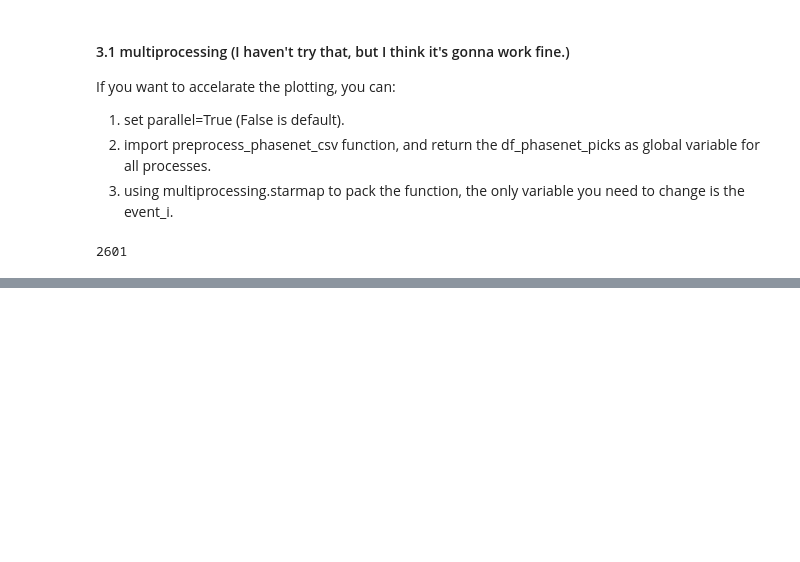
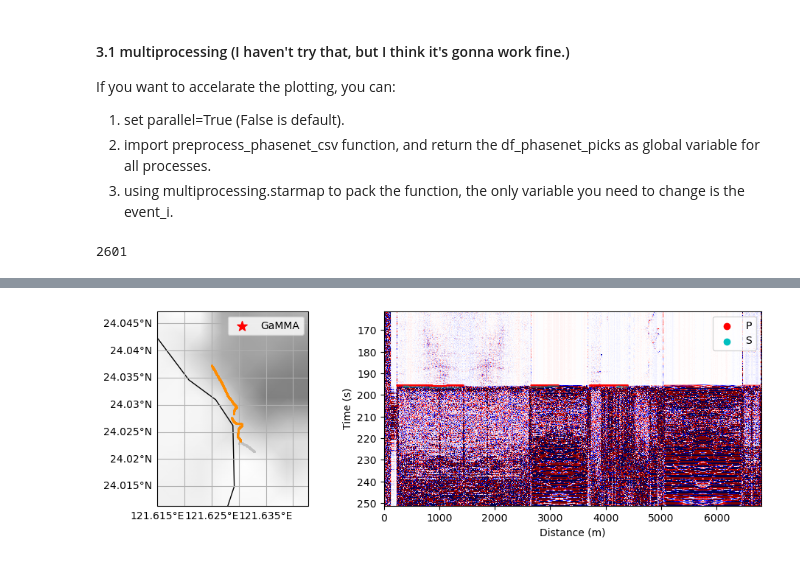
Before and after one commit to Landy-Lee/AutoQuake, a Jupyter notebook: example.ipynb, the cells around one changed output, grey strips where cells are left out. Drawn from its saved outputs; the diff is of its cells as text; code cells hidden in the pictures; blank space fills up the shorter version.

```diff
--- a/example.ipynb
+++ b/example.ipynb
@@ -101,0 +192,16 @@ if __name__ == '__main__':
+# %%
+from pathlib import Path
+
+phasenet_picks = Path('/home/patrick/Work/Hualien0403/PhaseNet_DAS/picks_phasenet_das/maineq_onlydas.csv')
+gamma_events = Path('/home/patrick/Work/Hualien0403/GaMMA/gamma_test/main_eq_onlydas/gamma_events.csv')
+gamma_picks = Path('/home/patrick/Work/Hualien0403/GaMMA/gamma_test/main_eq_onlydas/gamma_picks.csv')
+station = Path('/home/patrick/Work/EQNet/tests/hualien_0403/station_das.csv')
+h5_parent_dir = Path("/raid4/DAS_data/iDAS_MiDAS/hdf5/20240402_hdf5/")
+figure_dir = Path('/home/patrick/Work/AutoQuake/test')
+# %%
+from autoquake.visualization.check_plot import preprocess_phasenet_csv
+
+df_phasenet_picks = preprocess_phasenet_csv(
+    phasenet_picks=phasenet_picks
+)
+df_phasenet_picks.head(2)
@@ -101,0 +212,14 @@ if __name__ == '__main__':
+# %%
+from autoquake.visualization.check_plot import plot_asso
+
+plot_asso(
+    df_phasenet_picks=df_phasenet_picks,
+    gamma_picks=gamma_picks,
+    gamma_events=gamma_events,
+    station=station,
+    event_i=19, # example
+    fig_dir=figure_dir,
+    h5_parent_dir=h5_parent_dir
+)
+# %% [output]
+[figure, added]
```
Also changed, not shown: parts of 31 cells of this notebook, 1 other file.
